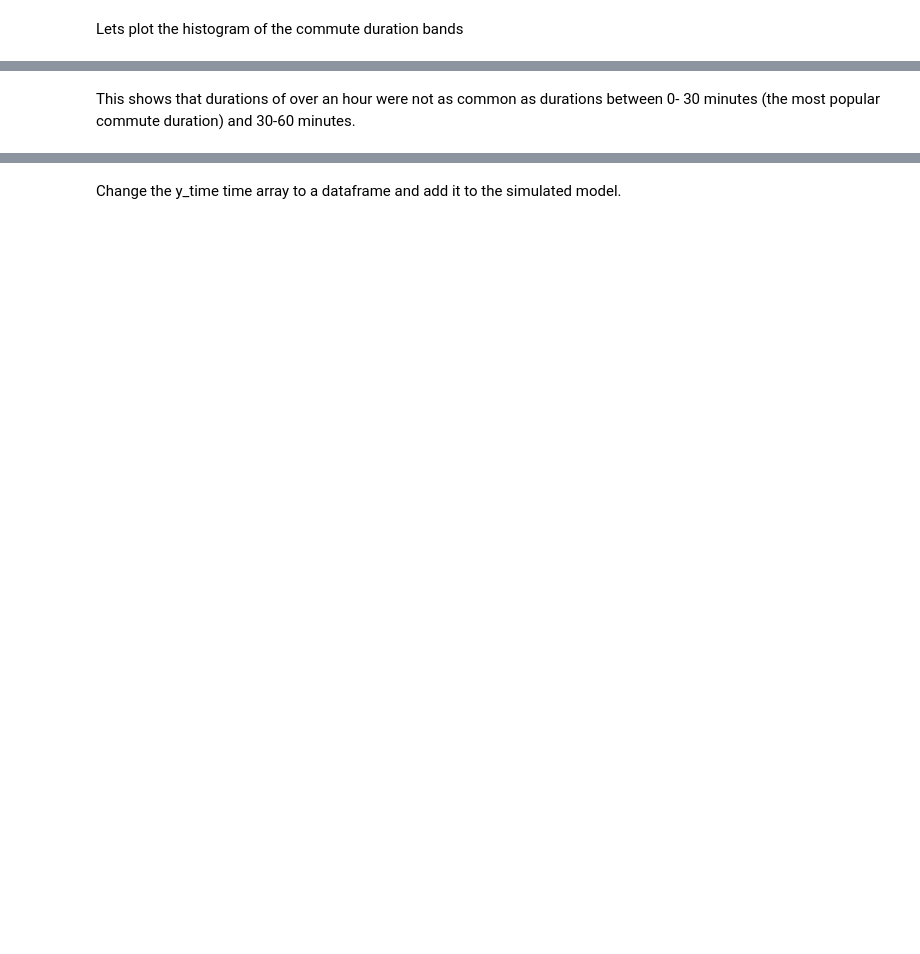
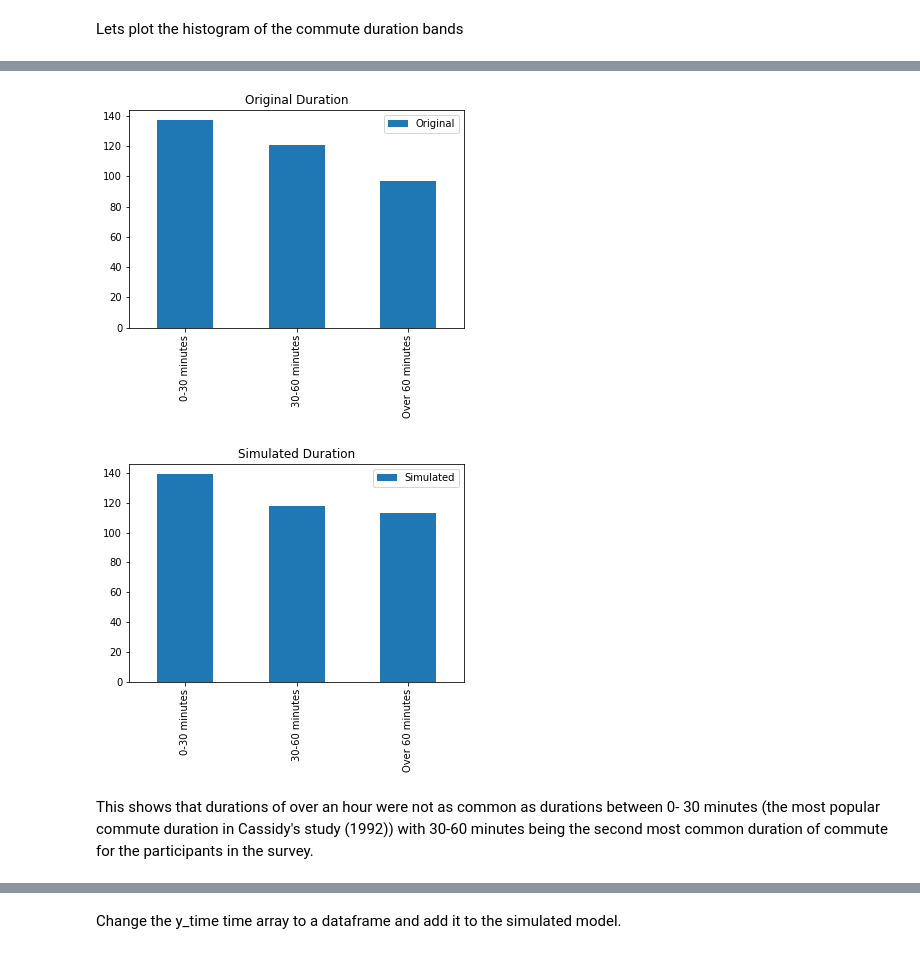
Before and after one commit to Osheah/commute-stress, a Jupyter notebook: commute-stress.ipynb, the cells around one changed output, grey strips where cells are left out. Saved outputs shown, nothing was run; the diff lists cells and outputs as text; code cells hidden in the pictures; blank space fills up the shorter version.

```diff
--- a/commute-stress.ipynb
+++ b/commute-stress.ipynb
@@ -436,4 +439,18 @@ plt.show()
+# %%
+# set the order in which the plot displays the various bars for the original data
+cass_dur.reindex(['0-30 minutes', '30-60 minutes',  'Over 60 minutes']).plot(kind='bar', title='Original Duration')
+plt.legend(["Original"])
+# set the order in which the plot displays the various bars for the simulated data
+df_dur.reindex(['0-30 minutes', '30-60 minutes',  'Over 60 minutes']).plot(kind='bar', title='Simulated Duration')
+plt.legend(["Simulated"]);
+plt.show()
+
+
+# to do figure out how to display both histograms/bars side by side on the same plot
+# %% [output]
+[figure, added]
+[figure, added]
 # %% [markdown]
-This shows that durations of over an hour were not as common as durations between 0- 30 minutes (the most popular commute duration) and 30-60 minutes.
+This shows that durations of over an hour were not as common as durations between 0- 30 minutes (the most popular commute duration in Cassidy's study (1992)) with 30-60 minutes being the second most common duration of commute for the participants in the survey.
 # %% [markdown]
 ### Time
```
Also changed, not shown: parts of 147 cells of this notebook.
